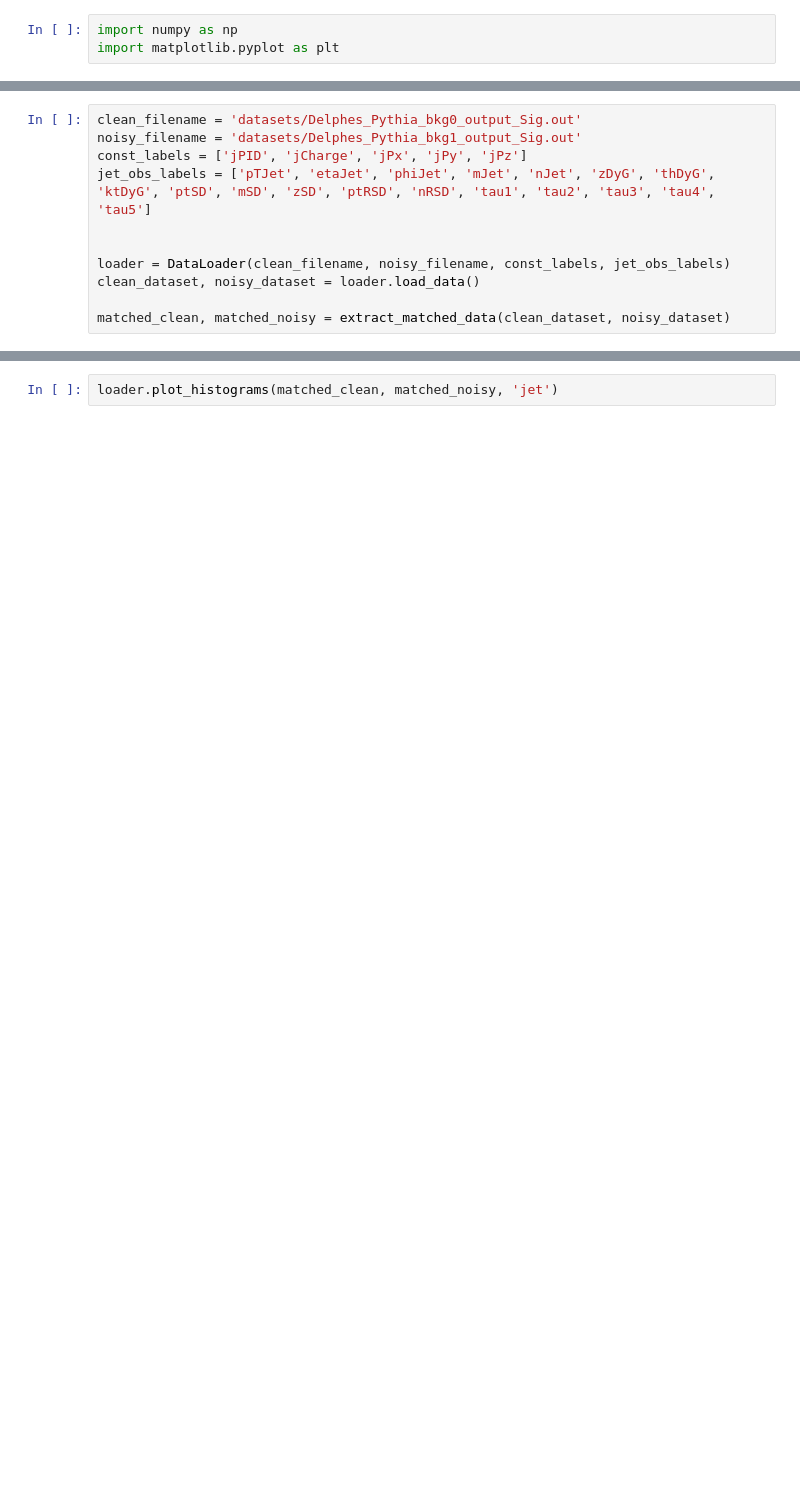
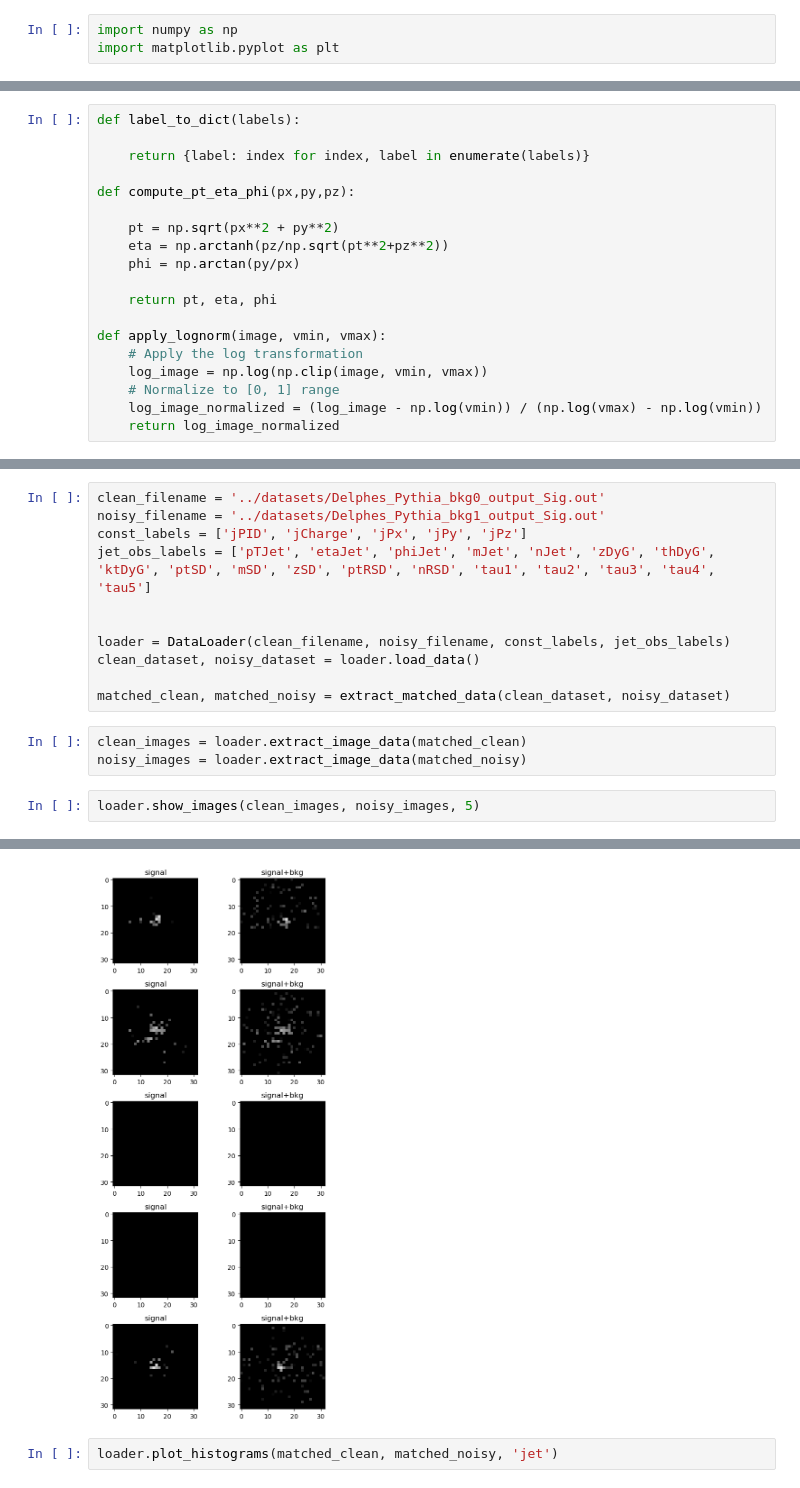
Before and after one commit to jasminebrewer/background_sub, a Jupyter notebook: load_data.ipynb, the cells around one changed output, grey strips where cells are left out. Cells and saved outputs as stored; diff of their text form; blank space fills up the shorter version.

Commit message:
added image generation

```diff
--- a/load_data.ipynb
+++ b/load_data.ipynb
@@ -8,2 +4,21 @@ def label_to_dict(labels):
+# %%
+def label_to_dict(labels):
+
+    return {label: index for index, label in enumerate(labels)}
+
+def compute_pt_eta_phi(px,py,pz):
+
+    pt = np.sqrt(px**2 + py**2)
+    eta = np.arctanh(pz/np.sqrt(pt**2+pz**2))
+    phi = np.arctan(py/px)
+
+    return pt, eta, phi
+
+def apply_lognorm(image, vmin, vmax):
+    # Apply the log transformation
+    log_image = np.log(np.clip(image, vmin, vmax))
+    # Normalize to [0, 1] range
+    log_image_normalized = (log_image - np.log(vmin)) / (np.log(vmax) - np.log(vmin))
+    return log_image_normalized
 # %%
 class DataLoader:
@@ -127,8 +179,8 @@ def extract_matched_data(clean_dataset, noisy_dataset):
 
     return matched_clean, matched_noisy
 # %%
-clean_filename = 'datasets/Delphes_Pythia_bkg0_output_Sig.out'
-noisy_filename = 'datasets/Delphes_Pythia_bkg1_output_Sig.out'
+clean_filename = '../datasets/Delphes_Pythia_bkg0_output_Sig.out'
+noisy_filename = '../datasets/Delphes_Pythia_bkg1_output_Sig.out'
 const_labels = ['jPID', 'jCharge', 'jPx', 'jPy', 'jPz']
 jet_obs_labels = ['pTJet', 'etaJet', 'phiJet', 'mJet', 'nJet', 'zDyG', 'thDyG', 'ktDyG', 'ptSD', 'mSD', 'zSD', 'ptRSD', 'nRSD', 'tau1', 'tau2', 'tau3', 'tau4', 'tau5']
 
@@ -137,3 +189,9 @@ loader = DataLoader(clean_filename, noisy_filename, const_labels, jet_obs_labels
 clean_dataset, noisy_dataset = loader.load_data()
 
 matched_clean, matched_noisy = extract_matched_data(clean_dataset, noisy_dataset)
+# %%
+clean_images = loader.extract_image_data(matched_clean)
+noisy_images = loader.extract_image_data(matched_noisy)
+# %%
+loader.show_images(clean_images, noisy_images, 5)
+# %% [output]
@@ -140,3 +199,4 @@ matched_clean, matched_noisy = extract_matched_data(clean_dataset, noisy_dataset
+[figure, added]
 # %%
 loader.plot_histograms(matched_clean, matched_noisy, 'jet')
 # %% [output]
```
Also changed, not shown: parts of 3 cells of this notebook.
